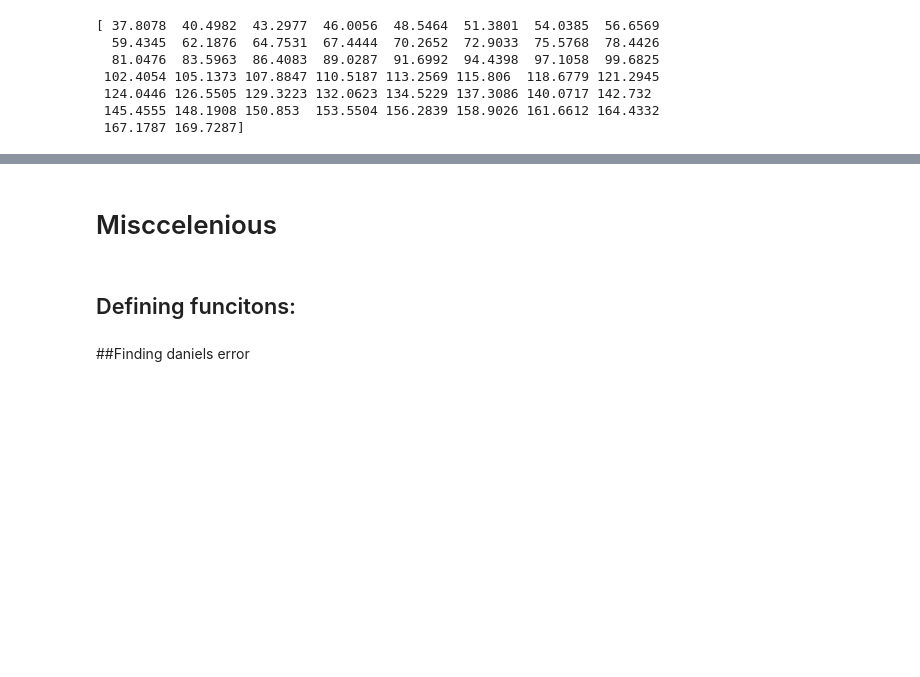
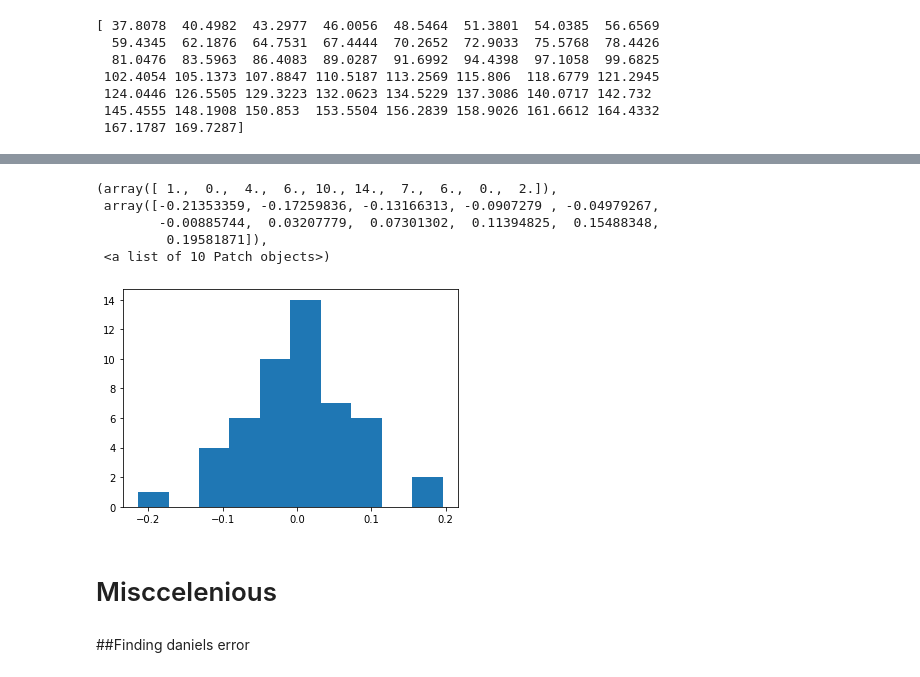
Before and after one commit to svendstar/MyAppliedStatistics2020repository, a Jupyter notebook: Measurement_of_each_persons_pendulum.ipynb, the cells around one changed output, grey strips where cells are left out. Cells and saved outputs as stored; diff of their text form; code cells hidden in the pictures; blank space fills up the shorter version.

```diff
--- a/Measurement_of_each_persons_pendulum.ipynb
+++ b/Measurement_of_each_persons_pendulum.ipynb
@@ -112,6 +147,13 @@ uncertainty(data[3])
+# %%
+plt.hist(Liamdiff)
+# %% [output]
+(array([ 1.,  0.,  4.,  6., 10., 14.,  7.,  6.,  0.,  2.]),
+ array([-0.21353359, -0.17259836, -0.13166313, -0.0907279 , -0.04979267,
+        -0.00885744,  0.03207779,  0.07301302,  0.11394825,  0.15488348,
+         0.19581871]),
+ <a list of 10 Patch objects>)
+[figure, added]
 # %%
 a,b=uncertainty(yiouli_halfperiod)
 # %% [markdown]
 # Misccelenious
-# %% [markdown]
-## Defining funcitons:
```
Also changed, not shown: parts of 21 cells of this notebook.
